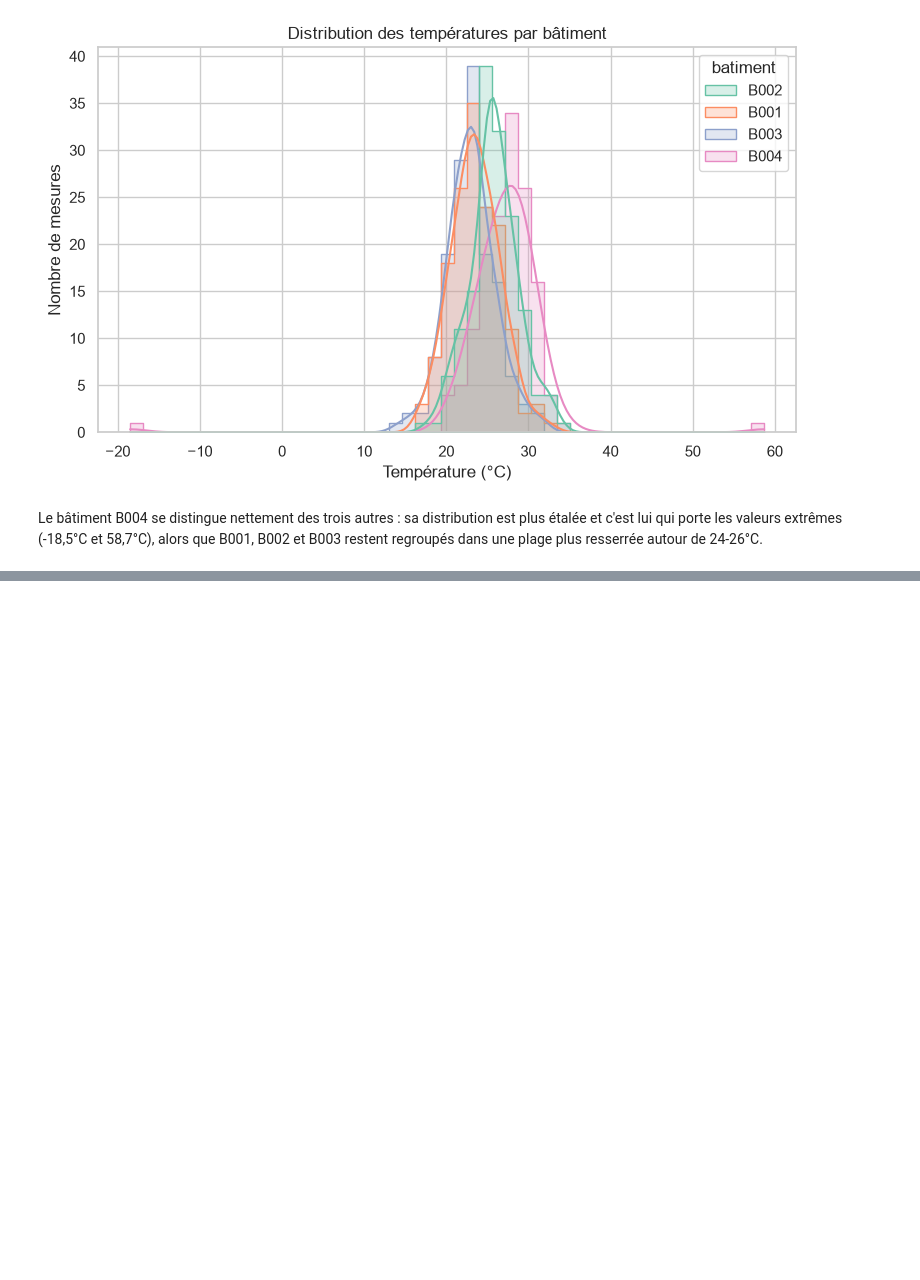
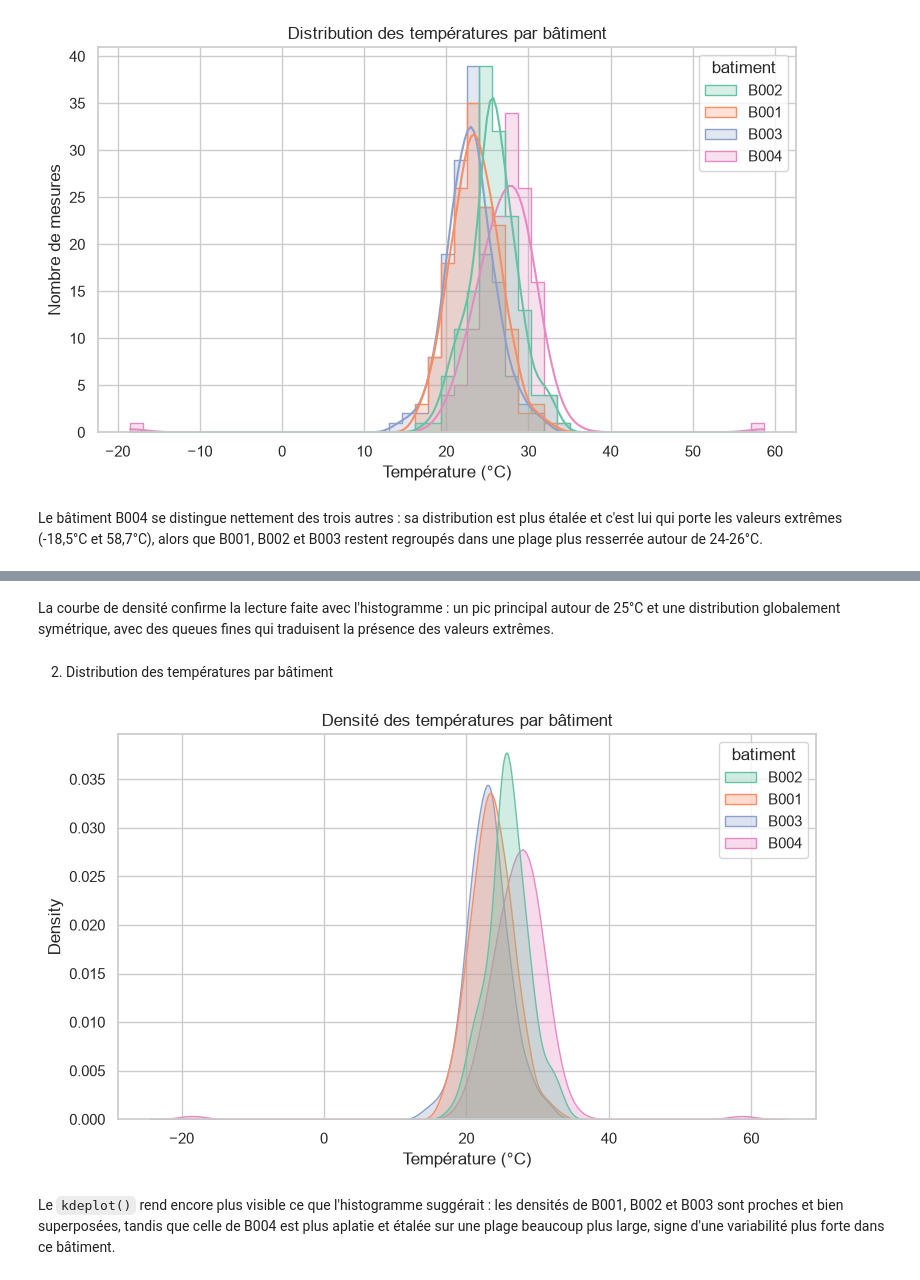
Before and after one commit to Abdoulaye-Diouf/atelier_seaborn_iot, a Jupyter notebook: notebooks/atelier_seaborn_iot.ipynb, the cells around one changed output, grey strips where cells are left out. Drawn from its saved outputs; the diff is of its cells as text; code cells hidden in the pictures; blank space fills up the shorter version.

```diff
--- a/notebooks/atelier_seaborn_iot.ipynb
+++ b/notebooks/atelier_seaborn_iot.ipynb
@@ -151,0 +164,14 @@ Le bâtiment B004 se distingue nettement des trois autres : sa distribution est
+# %% [markdown]
+La courbe de densité confirme la lecture faite avec l'histogramme : un pic principal autour de 25°C et une distribution globalement symétrique, avec des queues fines qui traduisent la présence des valeurs extrêmes.
+# %% [markdown]
+2) Distribution des températures par bâtiment
+# %%
+plt.figure(figsize=(9, 5))
+sns.kdeplot(data=df, x="temperature", hue="batiment", fill=True, alpha=0.3, palette="Set2")
+plt.title("Densité des températures par bâtiment")
+plt.xlabel("Température (°C)")
+plt.show()
+# %% [output]
+[figure, added]
+# %% [markdown]
+Le `kdeplot()` rend encore plus visible ce que l'histogramme suggérait : les densités de B001, B002 et B003 sont proches et bien superposées, tandis que celle de B004 est plus aplatie et étalée sur une plage beaucoup plus large, signe d'une variabilité plus forte dans ce bâtiment.
```
Also changed, not shown: parts of 3 cells of this notebook.
